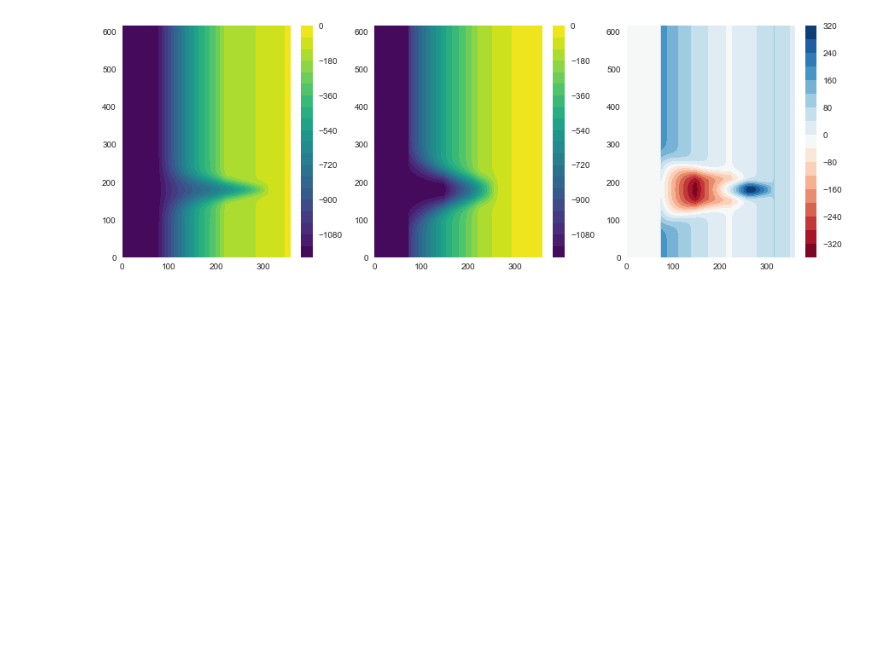
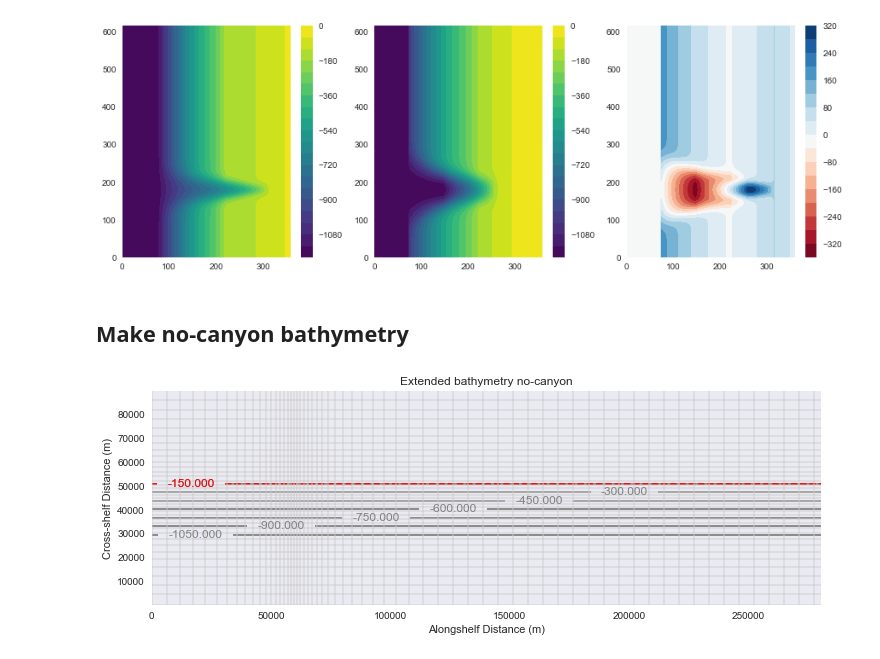
Before and after one commit to UBC-MOAD/buildcanyon, a Jupyter notebook: Bathymetry/bathy_w_Astoria_dims_paper2.ipynb, the cells around one changed output. Saved outputs shown, nothing was run; the diff lists cells and outputs as text; code cells hidden in the pictures; blank space fills up the shorter version.

Commit message:
Added code to generate no-canyon bathymetries

```diff
--- a/Bathymetry/bathy_w_Astoria_dims_paper2.ipynb
+++ b/Bathymetry/bathy_w_Astoria_dims_paper2.ipynb
@@ -613,3 +653,28 @@ plt.colorbar(pc2,ax=ax[2])
 # %% [output]
 <matplotlib.colorbar.Colorbar at 0x...>
 [figure]
+# %% [markdown]
+## Make no-canyon bathymetry
+# %%
+shelf_shape = tanktopo(y, y_base, y_break, y_head, y_shallow, fluid_depth, z_bottom, z_break, z_head, z_shallow)
+shelf_bathy = np.expand_dims(shelf_shape, axis=0) + np.zeros((nx_ext,ny))
+# %%
+sns.set_context('notebook')
+sns.set_style('dark')
+fig, ax = plt.subplots(1, 1, figsize=(12,6))
+ax.set_title('Extended bathymetry no-canyon')
+ax.set_xlabel('Alongshelf Distance (m)'); ax.set_ylabel('Cross-shelf Distance (m)')
+
+for xx in x_ext[::10]:
+    ax.axvline(xx, color='0.8', alpha=0.5)
+for yy in y[::10]:
+    ax.axhline(yy, color='0.8', alpha=0.5)
+
+cs = ax.contour(x_ext, y, np.transpose(shelf_bathy), 10, colors='grey', linestyles='solid')
+CS = ax.contour(x_ext, y, np.transpose(shelf_bathy), levels = [-Hs], colors='red',linestyles='--')
+ax.clabel(cs, inline=1); ax.clabel(CS, inline=1)
+
+
+ax.set_aspect(1)
+# %% [output]
+[figure, added]
```
Also changed, not shown: parts of 7 cells of this notebook, 2 other files.
